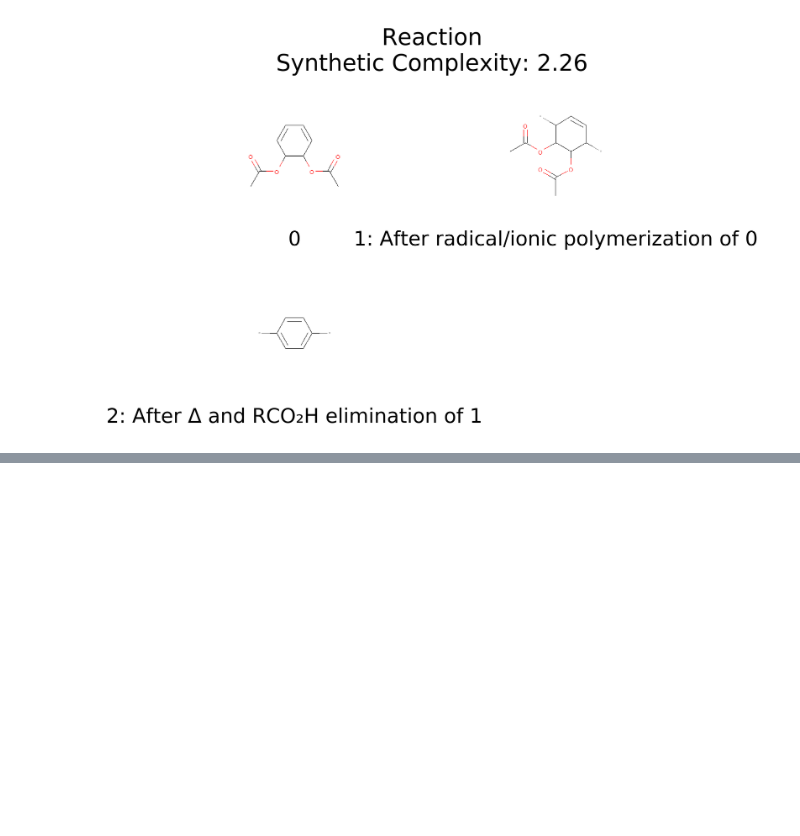
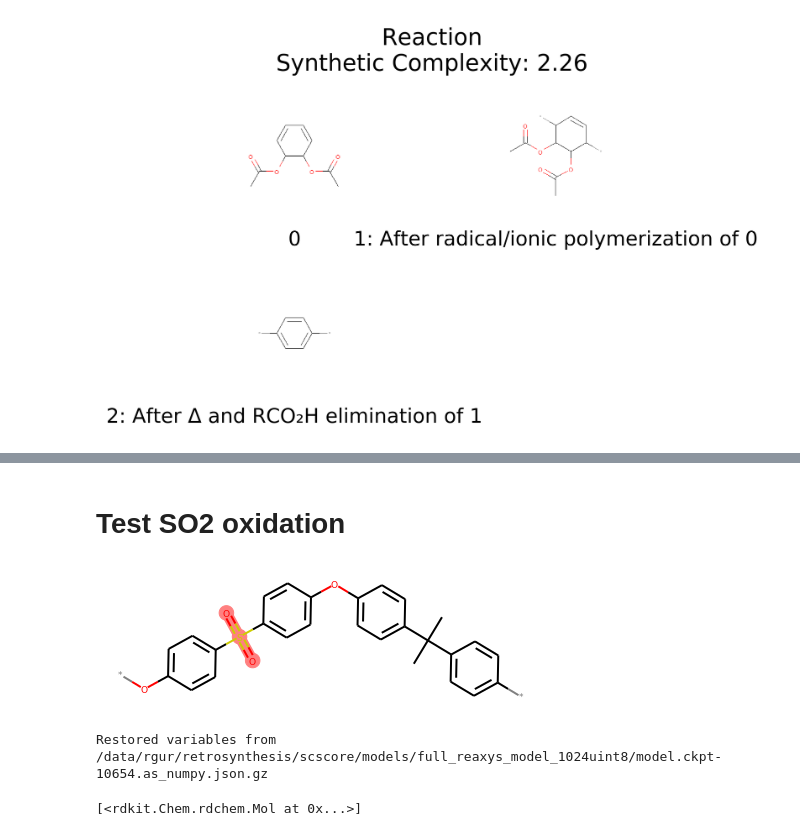
Before and after one commit to rishigurnani/hMOFs-Snurr, a Jupyter notebook: fall20_mse_8803_4.ipynb, the cells around one changed output, grey strips where cells are left out. Saved outputs shown, nothing was run; the diff lists cells and outputs as text; code cells hidden in the pictures; blank space fills up the shorter version.

```diff
--- a/fall20_mse_8803_4.ipynb
+++ b/fall20_mse_8803_4.ipynb
@@ -102,0 +133,14 @@ KeyError: 'elim_retro'
+# %% [markdown]
+# Test SO2 oxidation
+# %%
+mol
+# %% [output]
+[figure, added]
+# %%
+importlib.reload(retro)
+ru.mol_without_atom_index(mol)
+out=retro.func_chain_retro(mol,'SO2_oxidation')
+out
+# %% [output]
+Restored variables from /data/rgur/retrosynthesis/scscore/models/full_reaxys_model_1024uint8/model.ckpt-10654.as_numpy.json.gz
+[<rdkit.Chem.rdchem.Mol at 0x...>]
```
Also changed, not shown: parts of 11 cells of this notebook, 1 other file.
